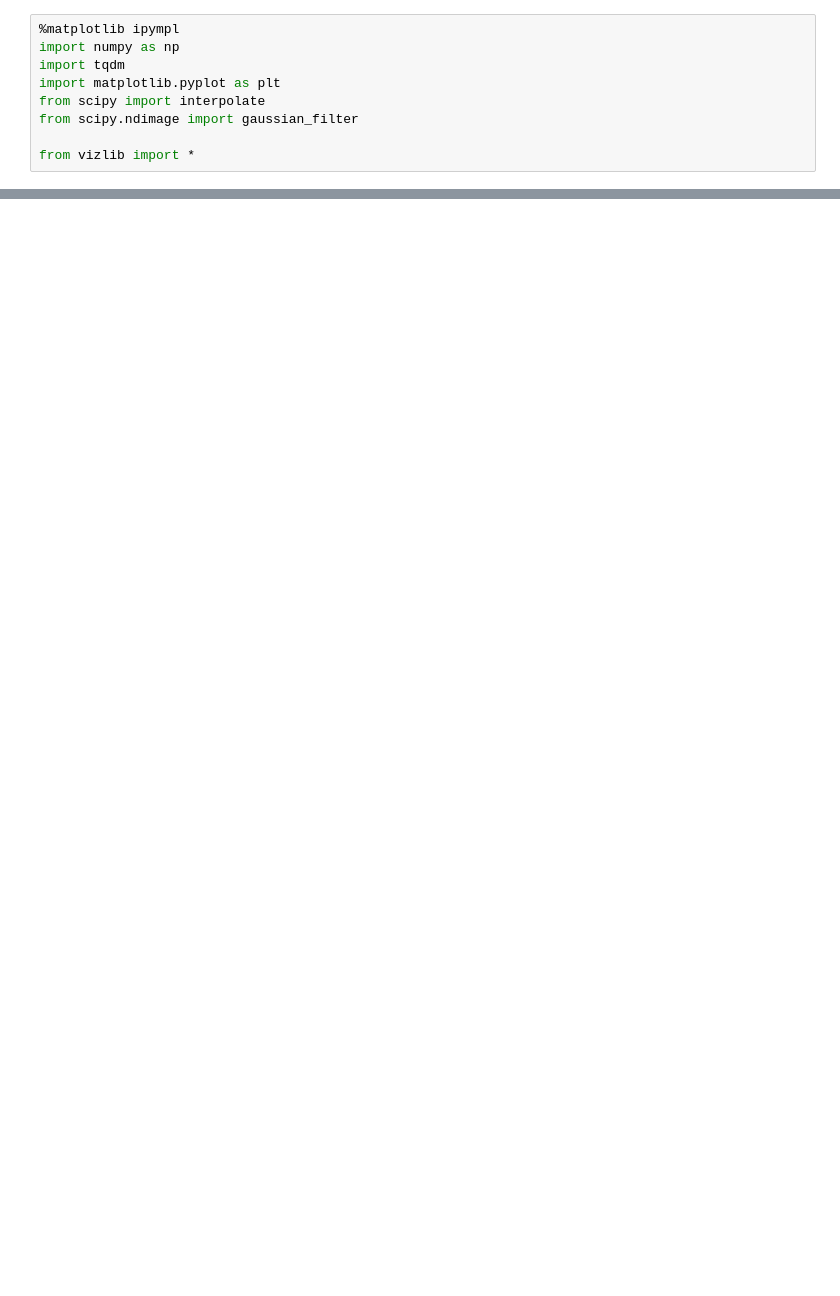
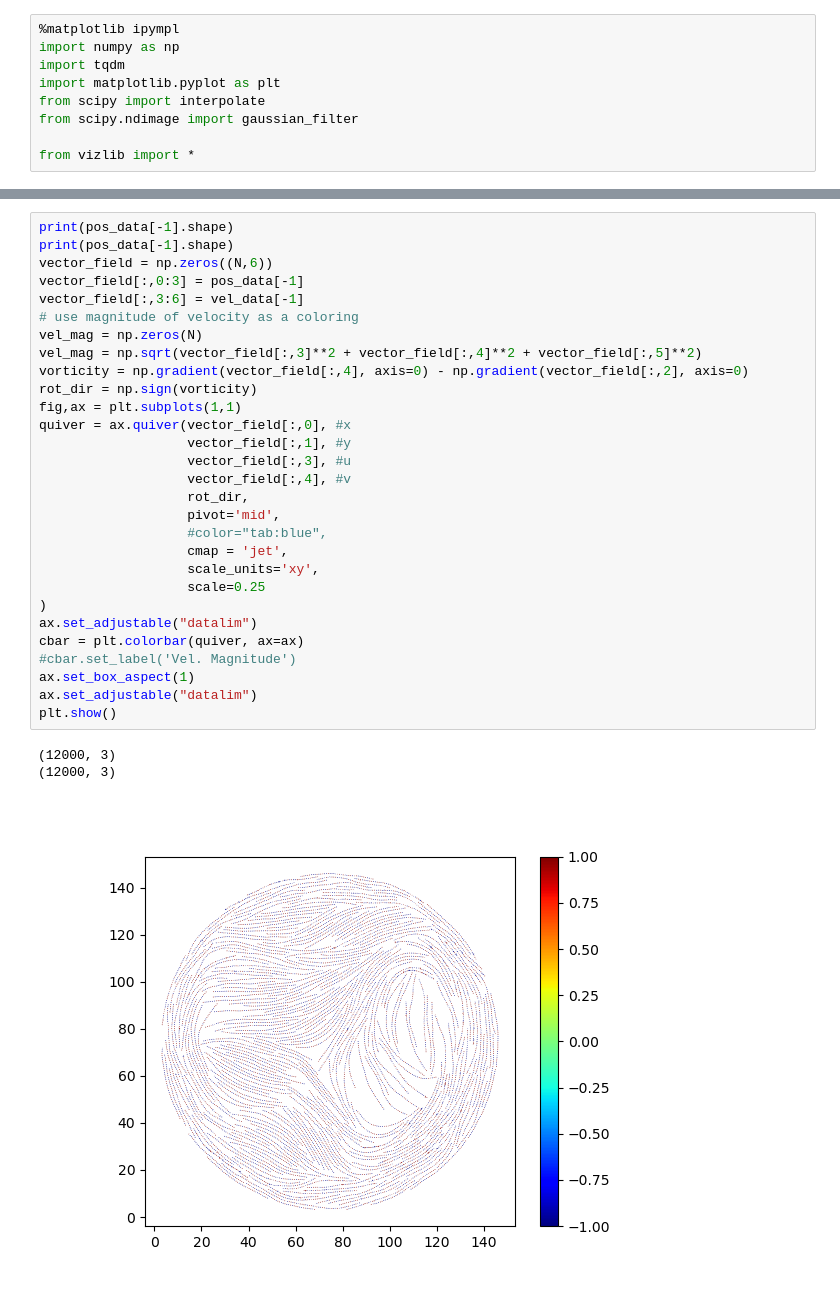
Before and after one commit to mdeutsc2/ActiveMatterWorms, a Jupyter notebook: notebooks/viz.ipynb, the cells around one changed output, grey strips where cells are left out. Saved outputs shown, nothing was run; the diff lists cells and outputs as text; blank space fills up the shorter version.

```diff
--- a/notebooks/viz.ipynb
+++ b/notebooks/viz.ipynb
@@ -211,0 +213,33 @@ plt.show()
+# %%
+print(pos_data[-1].shape)
+print(pos_data[-1].shape)
+vector_field = np.zeros((N,6))
+vector_field[:,0:3] = pos_data[-1]
+vector_field[:,3:6] = vel_data[-1]
+# use magnitude of velocity as a coloring
+vel_mag = np.zeros(N)
+vel_mag = np.sqrt(vector_field[:,3]**2 + vector_field[:,4]**2 + vector_field[:,5]**2)
+vorticity = np.gradient(vector_field[:,4], axis=0) - np.gradient(vector_field[:,2], axis=0)
+rot_dir = np.sign(vorticity)
+fig,ax = plt.subplots(1,1)
+quiver = ax.quiver(vector_field[:,0], #x
+                   vector_field[:,1], #y
+                   vector_field[:,3], #u
+                   vector_field[:,4], #v
+                   rot_dir,
+                   pivot='mid',
+                   #color="tab:blue",
+                   cmap = 'jet',
+                   scale_units='xy',
+                   scale=0.25
+)
+ax.set_adjustable("datalim")
+cbar = plt.colorbar(quiver, ax=ax)
+#cbar.set_label('Vel. Magnitude')
+ax.set_box_aspect(1)
+ax.set_adjustable("datalim")
+plt.show()
+# %% [output]
+(12000, 3)
+(12000, 3)
+[figure, added]
```
Also changed, not shown: parts of 12 cells of this notebook, 2 other files.
